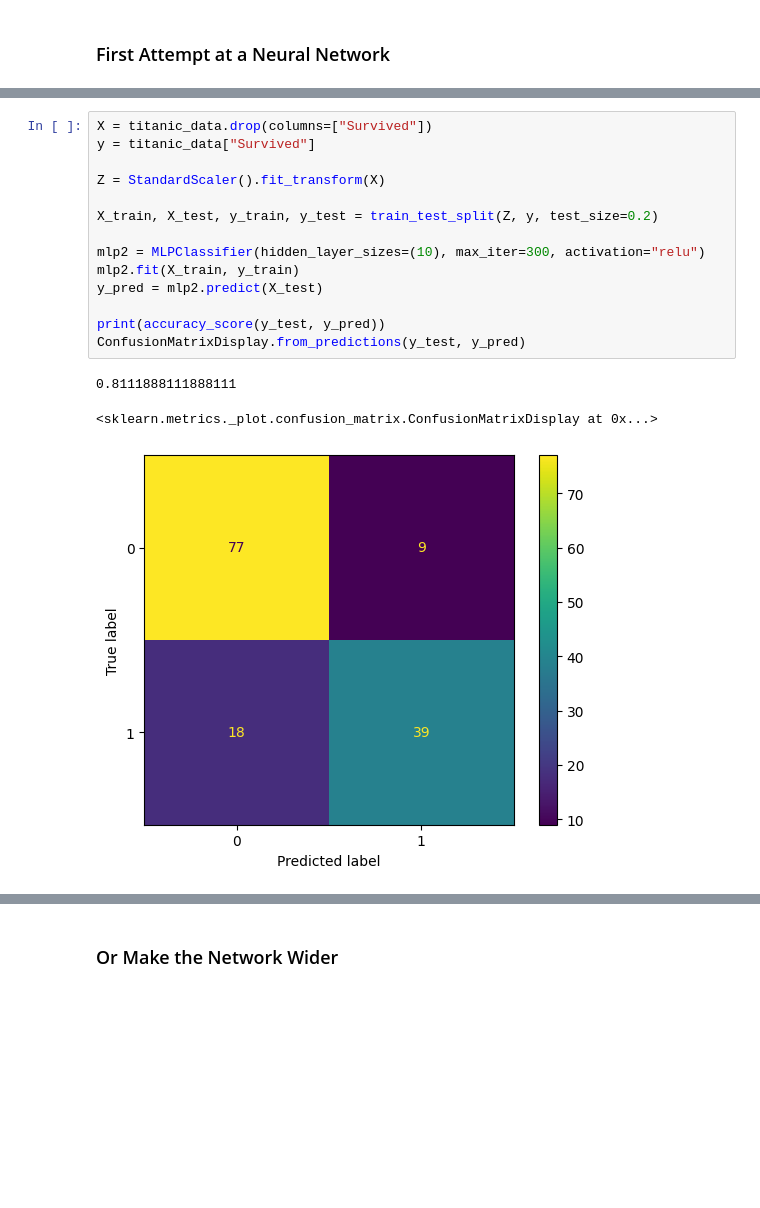
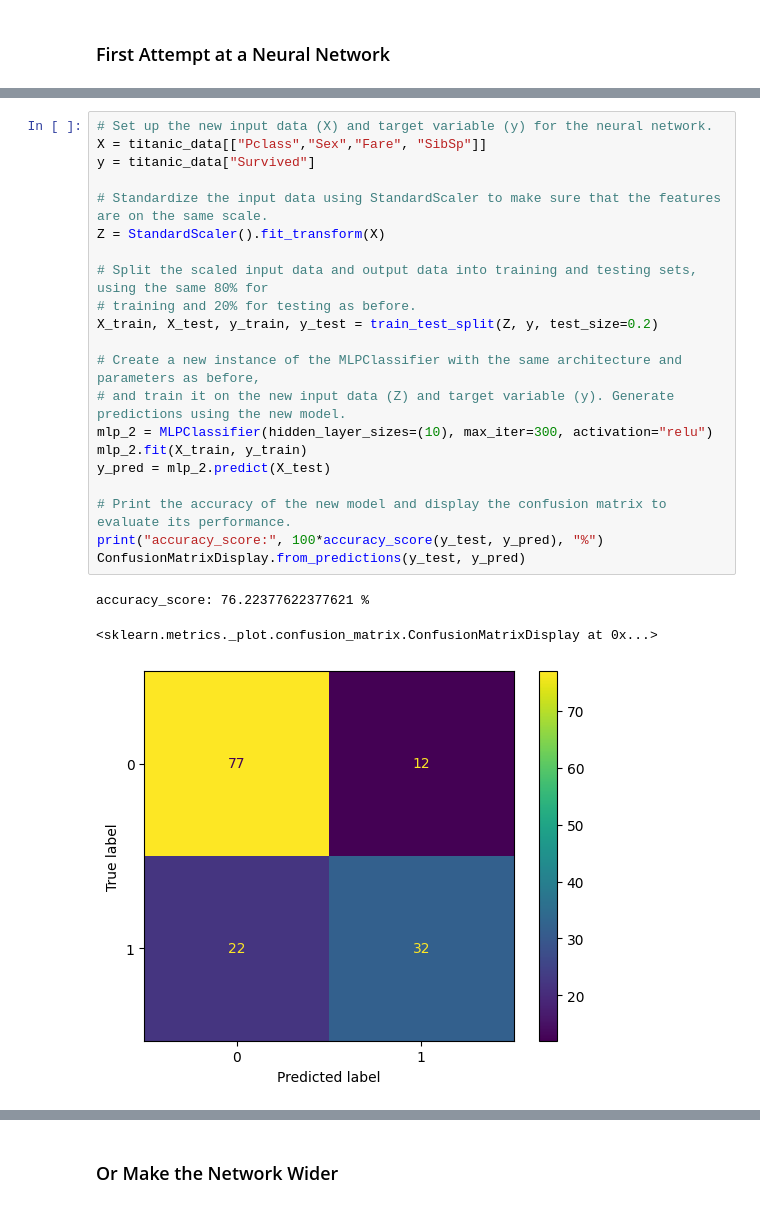
Before and after one commit to butler-julie-physics/UMUDataScienceCamp_NeuralNetworks, a Jupyter notebook: NeuralNetworkSession1.ipynb, the cells around one changed output, grey strips where cells are left out. Cells and saved outputs as stored; diff of their text form; blank space fills up the shorter version.

```diff
--- a/NeuralNetworkSession1.ipynb
+++ b/NeuralNetworkSession1.ipynb
@@ -289,20 +278,27 @@ ConfusionMatrixDisplay.from_predictions(y_test, y_pred)
 # %%
-X = titanic_data.drop(columns=["Survived"])
+# Set up the new input data (X) and target variable (y) for the neural network.
+X = titanic_data[["Pclass","Sex","Fare", "SibSp"]]
 y = titanic_data["Survived"]
 
+# Standardize the input data using StandardScaler to make sure that the features are on the same scale.
 Z = StandardScaler().fit_transform(X)
 
+# Split the scaled input data and output data into training and testing sets, using the same 80% for
+# training and 20% for testing as before.
 X_train, X_test, y_train, y_test = train_test_split(Z, y, test_size=0.2)
 
-mlp2 = MLPClassifier(hidden_layer_sizes=(10), max_iter=300, activation="relu")
-mlp2.fit(X_train, y_train)
-y_pred = mlp2.predict(X_test)
+# Create a new instance of the MLPClassifier with the same architecture and parameters as before,
+# and train it on the new input data (Z) and target variable (y). Generate predictions using the new model.
+mlp_2 = MLPClassifier(hidden_layer_sizes=(10), max_iter=300, activation="relu")
+mlp_2.fit(X_train, y_train)
+y_pred = mlp_2.predict(X_test)
 
-print(accuracy_score(y_test, y_pred))
+# Print the accuracy of the new model and display the confusion matrix to evaluate its performance.
+print("accuracy_score:", 100*accuracy_score(y_test, y_pred), "%")
 ConfusionMatrixDisplay.from_predictions(y_test, y_pred)
 # %% [output]
-0.8111888111888111
+accuracy_score: 76.22377622377621 %
 <sklearn.metrics._plot.confusion_matrix.ConfusionMatrixDisplay at 0x...>
-[figure, old version]
+[figure, new version]
 # %% [markdown]
 #### Make the Network Deeper
```
Also changed, not shown: parts of 8 cells of this notebook.
